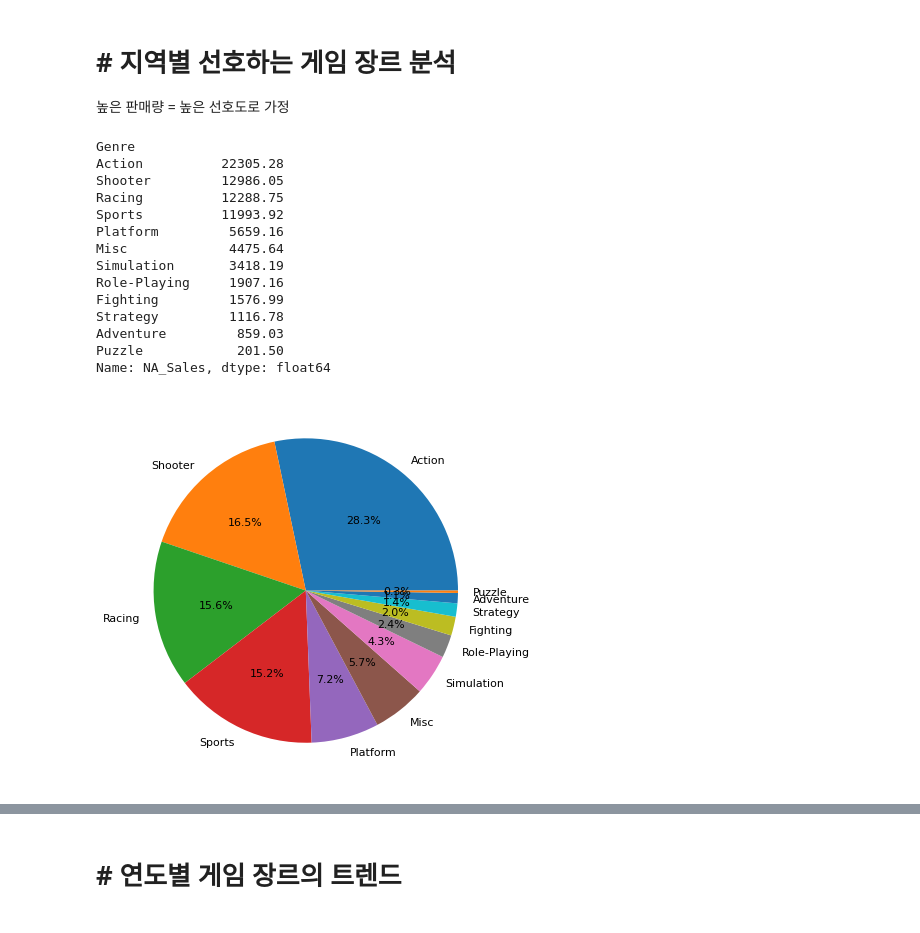
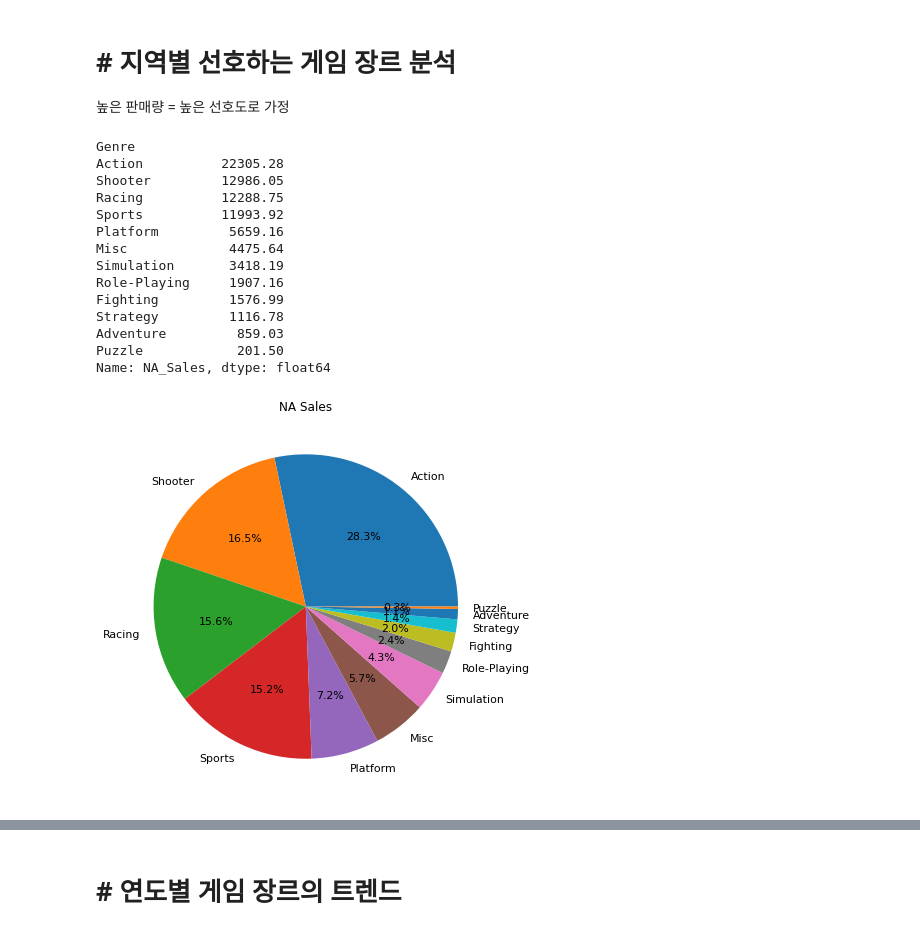
Before and after one commit to spell0607/Project, a Jupyter notebook: Project1.ipynb, the cells around one changed output, grey strips where cells are left out. Cells and saved outputs as stored; diff of their text form; code cells hidden in the pictures.

```diff
--- a/Project1.ipynb
+++ b/Project1.ipynb
@@ -92,26 +108,27 @@ df2.head(20)
 # %%
 # NA지역의 판매량을 파이 차트로 시각화
 NA = pd.DataFrame(df1[['Name','Platform','Year','Genre','Publisher','NA_Sales']])
 NAratio = NA['NA_Sales'].groupby(NA['Genre']).sum().sort_values(ascending=False)
 plt.figure(figsize=(10,7))
+plt.title("NA Sales")
 plt.pie(NAratio, labels = NAratio.index, autopct='%.1f%%', textprops={'size':11})
 NAratio
 # %% [output]
 Genre
 Action          22305.28
 Shooter         12986.05
 Racing          12288.75
 Sports          11993.92
 Platform         5659.16
 Misc             4475.64
 Simulation       3418.19
 Role-Playing     1907.16
 Fighting         1576.99
 Strategy         1116.78
 Adventure         859.03
 Puzzle            201.50
 Name: NA_Sales, dtype: float64
-[figure, old version]
+[figure, new version]
 # %%
 # EU지역의 판매량을 파이 차트로 시각화
 EU = pd.DataFrame(df1[['Name','Platform','Year','Genre','Publisher','EU_Sales']])
```
Also changed, not shown: parts of 15 cells of this notebook.
